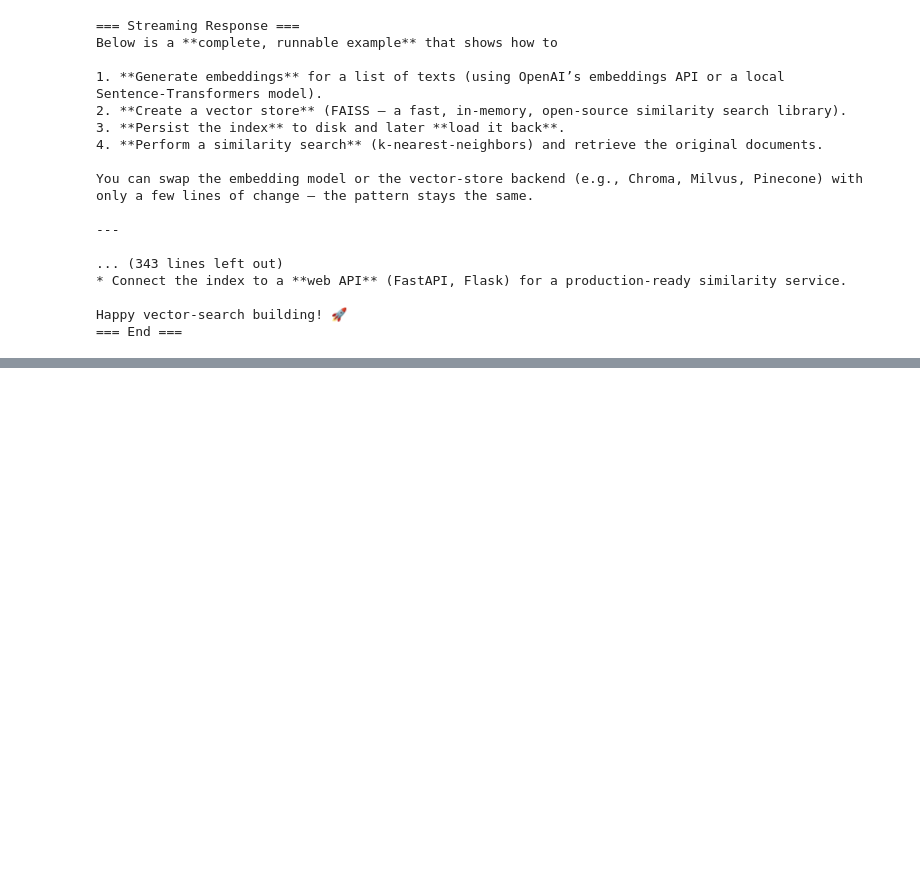
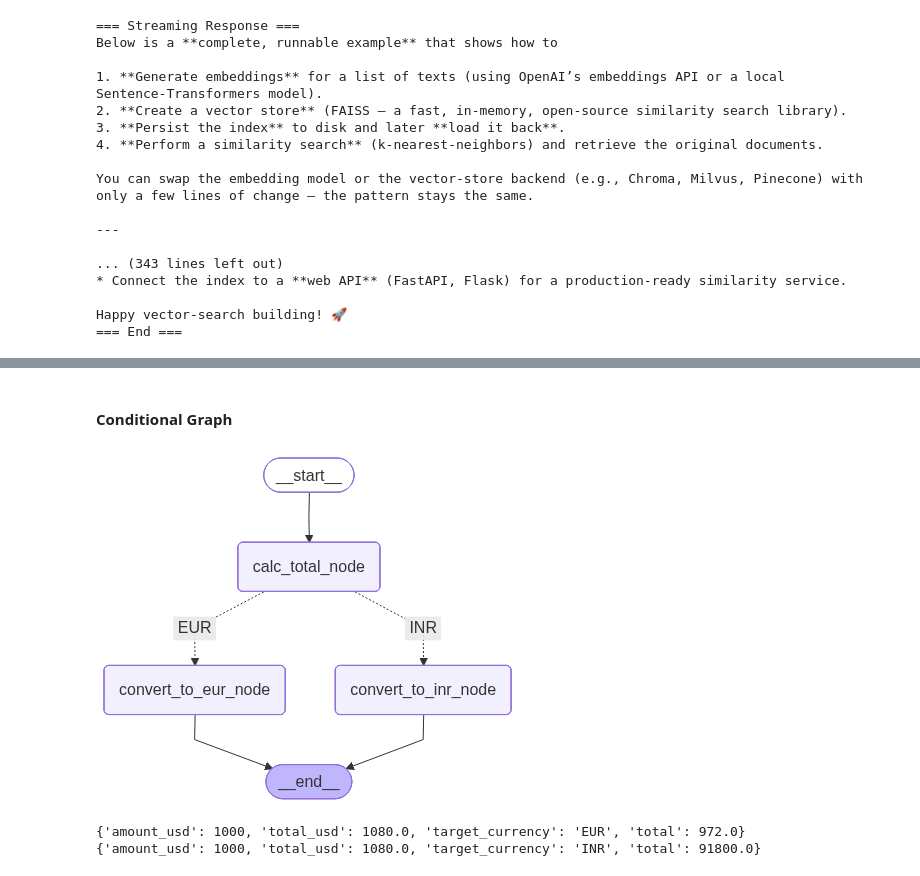
Before and after one commit to AquibPy/RAGenius, a Jupyter notebook: notebooks/document.ipynb, the cells around one changed output, grey strips where cells are left out. Cells and saved outputs as stored; diff of their text form; code cells hidden in the pictures; blank space fills up the shorter version.

```diff
--- a/notebooks/document.ipynb
+++ b/notebooks/document.ipynb
@@ -1152,0 +1191,54 @@ Happy vector‑search building! 🚀
+# %% [markdown]
+#### Conditional Graph
+# %%
+from typing import TypedDict, Literal
+from langgraph.graph import START, END, StateGraph
+
+class PortfolioState(TypedDict):
+    amount_usd: float
+    total_usd: float
+    target_currency: Literal["INR","EUR"]
+    total: float
+
+def calc_total(state: PortfolioState) -> PortfolioState:
+    state['total_usd'] = state['amount_usd'] * 1.08
+    return state
+
+def convert_to_inr(state: PortfolioState) -> PortfolioState:
+    state['total'] = state['total_usd'] * 85
+    return state
+
+def convert_to_eur(state: PortfolioState) -> PortfolioState:
+    state['total'] = state['total_usd'] * 0.9
+    return state
+
+def choose_conversion(state: PortfolioState) -> str:
+    return state['target_currency']
+
+builder = StateGraph(PortfolioState)
+
+builder.add_node("calc_total_node", calc_total)
+builder.add_node("convert_to_inr_node",convert_to_inr)
+builder.add_node("convert_to_eur_node",convert_to_eur)
+
+builder.add_edge(START, "calc_total_node")
+builder.add_conditional_edges(
+    "calc_total_node",
+    choose_conversion,
+    {
+        "INR": "convert_to_inr_node",
+        "EUR": "convert_to_eur_node"
+    }
+)
+builder.add_edge(["convert_to_inr_node", "convert_to_eur_node"],END)
+
+graph = builder.compile()
+graph
+# %% [output]
+[figure, added]
+# %%
+print(graph.invoke({"amount_usd": 1000, "target_currency": "EUR"}))
+print(graph.invoke({"amount_usd": 1000, "target_currency": "INR"}))
+# %% [output]
+{'amount_usd': 1000, 'total_usd': 1080.0, 'target_currency': 'EUR', 'total': 972.0}
+{'amount_usd': 1000, 'total_usd': 1080.0, 'target_currency': 'INR', 'total': 91800.0}
```
Also changed, not shown: parts of 24 cells of this notebook, 1 other file.
